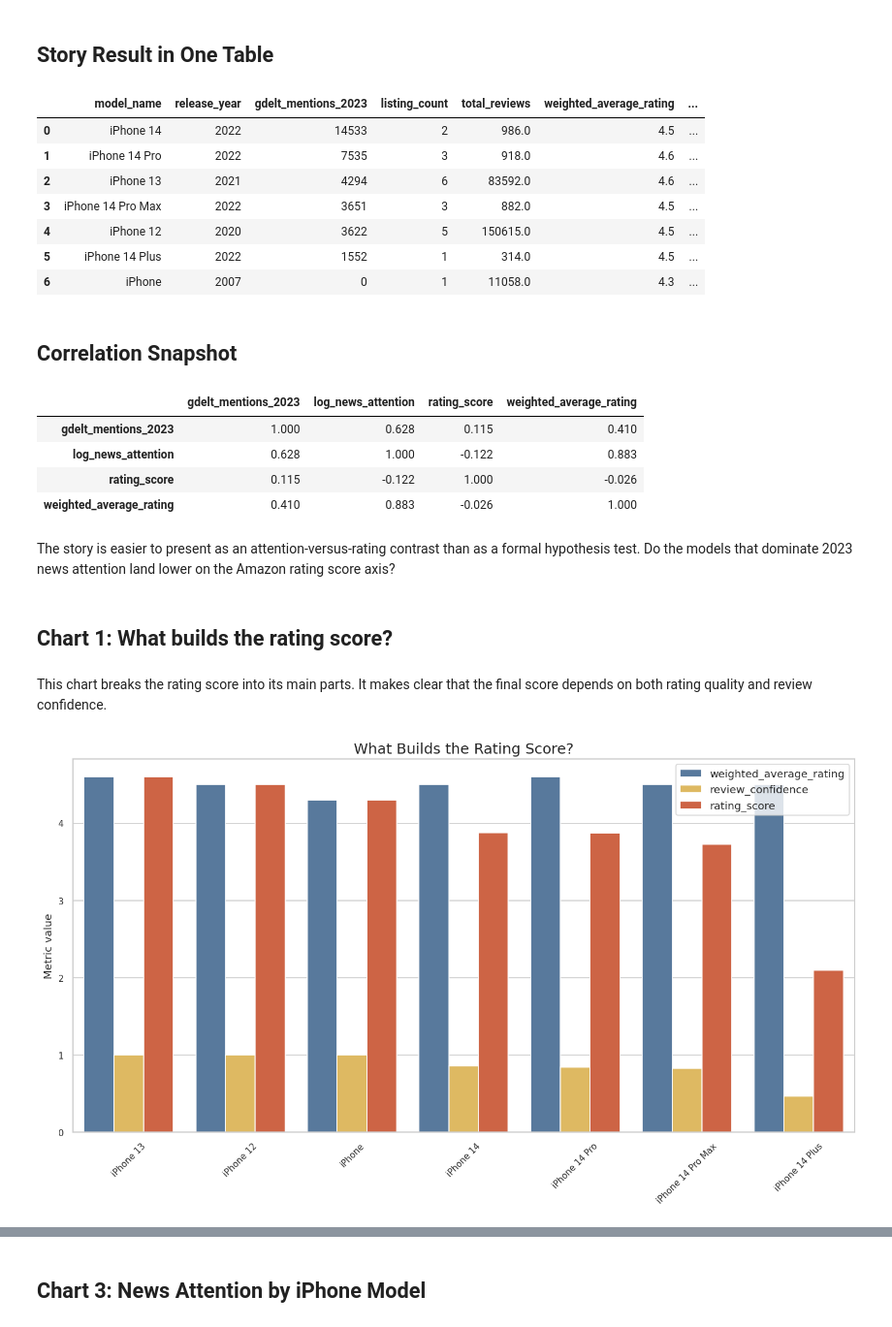
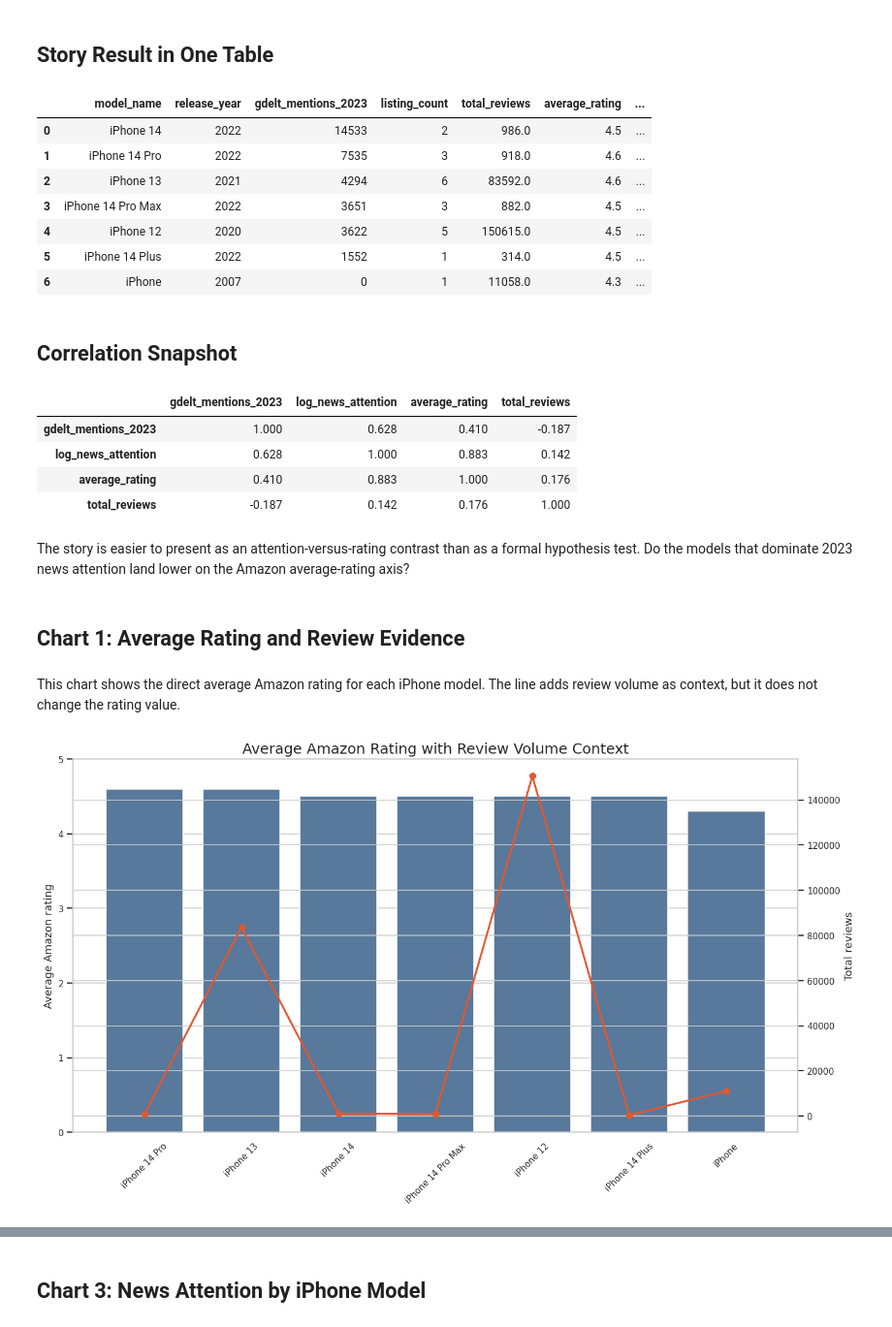
Before and after one commit to cureboyxxx/BigDataEngineeringProject, a Jupyter notebook: notebooks/05-main-analysis-iPhones-Amazon-ratings-vs-news-attention.ipynb, the cells around one changed output, grey strips where cells are left out. Shown at 97% size. Cells and saved outputs as stored; diff of their text form; code cells hidden in the pictures.

Commit message:
refine charts

```diff
--- a/notebooks/05-main-analysis-iPhones-Amazon-ratings-vs-news-attention.ipynb
+++ b/notebooks/05-main-analysis-iPhones-Amazon-ratings-vs-news-attention.ipynb
@@ -244,17 +237,7 @@ model_summary = (
         total_reviews=("no_of_ratings", "sum"),
         median_reviews=("no_of_ratings", "median"),
         median_discount_price=("discount_price", "median"),
-        weighted_rating_sum=("rating_weighted", "sum"),
-        review_weight_sum=("review_weight", "sum"),
     )
-)
-
-model_summary["weighted_average_rating"] = (
-    model_summary["weighted_rating_sum"] / model_summary["review_weight_sum"]
-)
-model_summary["review_confidence"] = 1 - np.exp(-model_summary["total_reviews"] / 500)
-model_summary["rating_score"] = (
-    model_summary["weighted_average_rating"] * model_summary["review_confidence"]
 )
 
 analysis_df = (
@@ -266,7 +249,7 @@ analysis_df = (
 analysis_df["gdelt_mentions_2023"] = analysis_df["gdelt_mentions_2023"].fillna(0)
 analysis_df["log_news_attention"] = np.log1p(analysis_df["gdelt_mentions_2023"])
 analysis_df["news_rank"] = analysis_df["gdelt_mentions_2023"].rank(ascending=False, method="dense")
-analysis_df["rating_score_rank"] = analysis_df["rating_score"].rank(ascending=False, method="dense")
+analysis_df["average_rating_rank"] = analysis_df["average_rating"].rank(ascending=False, method="dense")
 analysis_df["attention_group"] = pd.qcut(
     analysis_df["gdelt_mentions_2023"].rank(method="first"),
     q=min(3, len(analysis_df)),
@@ -307,17 +290,16 @@ story_table = analysis_df[[
     "gdelt_mentions_2023",
     "listing_count",
     "total_reviews",
-    "weighted_average_rating",
-    "review_confidence",
-    "rating_score",
+    "average_rating",
+    "median_rating",
     "news_rank",
-    "rating_score_rank",
+    "average_rating_rank",
 ]].copy()
 
 story_table["gdelt_mentions_2023"] = story_table["gdelt_mentions_2023"].astype(int)
 story_table.round(3)
 # %% [output]
-|  | model_name | release_year | gdelt_mentions_2023 | listing_count | total_reviews | weighted_average_rating | ... |
+|  | model_name | release_year | gdelt_mentions_2023 | listing_count | total_reviews | average_rating | ... |
 | 0 | iPhone 14 | 2022 | 14533 | 2 | 986.0 | 4.5 | ... |
 | 1 | iPhone 14 Pro | 2022 | 7535 | 3 | 918.0 | 4.6 | ... |
 | 2 | iPhone 13 | 2021 | 4294 | 6 | 83592.0 | 4.6 | ... |
@@ -328,43 +310,48 @@ story_table.round(3)
 # %% [markdown]
 ## Correlation Snapshot
 # %%
-pearson_corr = analysis_df[["gdelt_mentions_2023", "log_news_attention", "rating_score", "weighted_average_rating"]].corr()
+pearson_corr = analysis_df[["gdelt_mentions_2023", "log_news_attention", "average_rating", "total_reviews"]].corr()
 pearson_corr.round(3)
 # %% [output]
-|  | gdelt_mentions_2023 | log_news_attention | rating_score | weighted_average_rating |
-| gdelt_mentions_2023 | 1.000 | 0.628 | 0.115 | 0.410 |
-| log_news_attention | 0.628 | 1.000 | -0.122 | 0.883 |
-| rating_score | 0.115 | -0.122 | 1.000 | -0.026 |
-| weighted_average_rating | 0.410 | 0.883 | -0.026 | 1.000 |
+|  | gdelt_mentions_2023 | log_news_attention | average_rating | total_reviews |
+| gdelt_mentions_2023 | 1.000 | 0.628 | 0.410 | -0.187 |
+| log_news_attention | 0.628 | 1.000 | 0.883 | 0.142 |
+| average_rating | 0.410 | 0.883 | 1.000 | 0.176 |
+| total_reviews | -0.187 | 0.142 | 0.176 | 1.000 |
 # %% [markdown]
-The story is easier to present as an attention-versus-rating contrast than as a formal hypothesis test. Do the models that dominate 2023 news attention land lower on the Amazon rating score axis?
+The story is easier to present as an attention-versus-rating contrast than as a formal hypothesis test. Do the models that dominate 2023 news attention land lower on the Amazon average-rating axis?
 # %% [markdown]
-## Chart 1: What builds the rating score?
+## Chart 1: Average Rating and Review Evidence
 # %% [markdown]
-This chart breaks the rating score into its main parts. It makes clear that the final score depends on both rating quality and review confidence.
+This chart shows the direct average Amazon rating for each iPhone model. The line adds review volume as context, but it does not change the rating value.
 # %%
-component_df = analysis_df.sort_values("rating_score", ascending=False).melt(
-    id_vars=["model_name"],
-    value_vars=["weighted_average_rating", "review_confidence", "rating_score"],
-    var_name="metric",
-    value_name="value",
+rating_review_order = analysis_df.sort_values("average_rating", ascending=False)
+
+fig, ax1 = plt.subplots(figsize=(12, 7))
+sns.barplot(
+    data=rating_review_order,
+    x="model_name",
+    y="average_rating",
+    color="#4C78A8",
+    ax=ax1,
 )
+ax1.set_title("Average Amazon Rating with Review Volume Context")
+ax1.set_xlabel("")
+ax1.set_ylabel("Average Amazon rating")
+ax1.set_ylim(0, 5)
+ax1.tick_params(axis="x", rotation=45)
 
-plt.figure(figsize=(12, 7))
-ax = sns.barplot(
-    data=component_df,
-    x="model_name",
-    y="value",
-    hue="metric",
-    palette=["#4C78A8", "#F2C14E", "#E4572E"],
+ax2 = ax1.twinx()
+ax2.plot(
+    rating_review_order["model_name"],
+    rating_review_order["total_reviews"],
+    color="#E4572E",
+    marker="o",
+    linewidth=2,
 )
-ax.set_title("What Builds the Rating Score?")
-ax.set_xlabel("")
-ax.set_ylabel("Metric value")
-ax.tick_params(axis="x", rotation=45)
-ax.legend(title="")
+ax2.set_ylabel("Total reviews")
 plt.tight_layout()
 plt.show()
 # %% [output]
-[figure, old version]
+[figure, new version]
 # %% [markdown]
```
Also changed, not shown: parts of 9 cells of this notebook, 1 other file.
